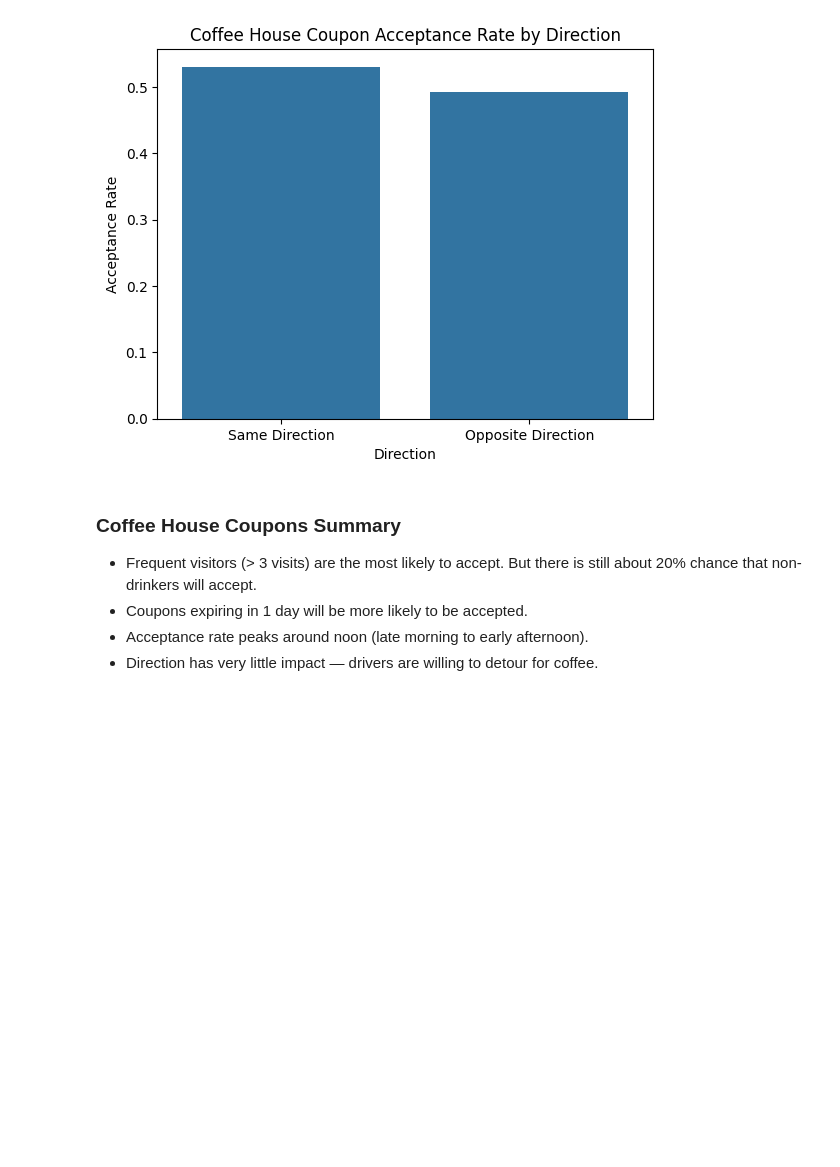
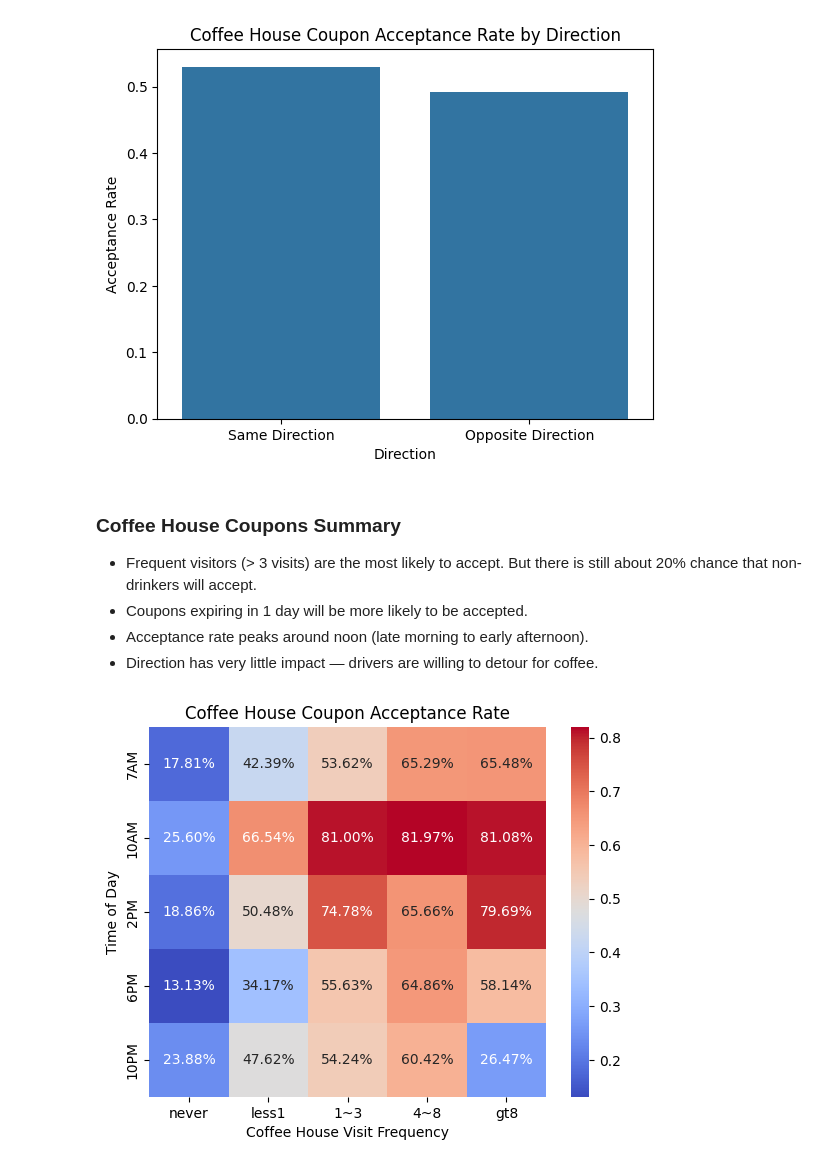
Before and after one commit to weirui828/coupons4drivers, a Jupyter notebook: coupon_analysis.ipynb, the cells around one changed output. Drawn from its saved outputs; the diff is of its cells as text; code cells hidden in the pictures; blank space fills up the shorter version.

Commit message:
Add one extra analysis.

```diff
--- a/coupon_analysis.ipynb
+++ b/coupon_analysis.ipynb
@@ -132,6 +132,10 @@ direction_same           2
 direction_opp            2
 Y                        2
 dtype: int64
+# %%
+# remove duplicates
+data.duplicated().sum()
+data = data.drop_duplicates()
 # %% [markdown]
 3. Decide what to do about your missing data -- drop, replace, other...
 # %%
@@ -594,3 +593,23 @@ plt.show()
 - Coupons expiring in 1 day will be more likely to be accepted.
 - Acceptance rate peaks around noon (late morning to early afternoon).
 - Direction has very little impact — drivers are willing to detour for coffee.
+# %%
+# Let's do a bit more - cross analysis by time of day and coffee house visit frequency
+time_order = ['7AM', '10AM', '2PM', '6PM', '10PM']
+coffee_order = ['never', 'less1', '1~3', '4~8', 'gt8']
+
+time_by_freq = coffee_coupons.groupby(['time', 'CoffeeHouse'])['Y'].mean().unstack()
+time_by_freq = time_by_freq.loc[time_order, coffee_order]
+
+sns.heatmap(time_by_freq, annot=True, fmt='.2%', cmap='coolwarm')
+plt.title('Coffee House Coupon Acceptance Rate')
+plt.xlabel('Coffee House Visit Frequency')
+plt.ylabel('Time of Day')
+plt.show()
+# plt.savefig('Coffee House Coupon Acceptance Rate by Time of Day & Visit Frequency.png')
+
+# The graph shows 10AM is the best time to deliver coffee coupons.
+# The acceptance rate peaked at this hour.
+# Even non-drinkers have 25% of chance to accpet it.
+# %% [output]
+[figure, added]
```
Also changed, not shown: parts of 9 cells of this notebook, 2 other files.
